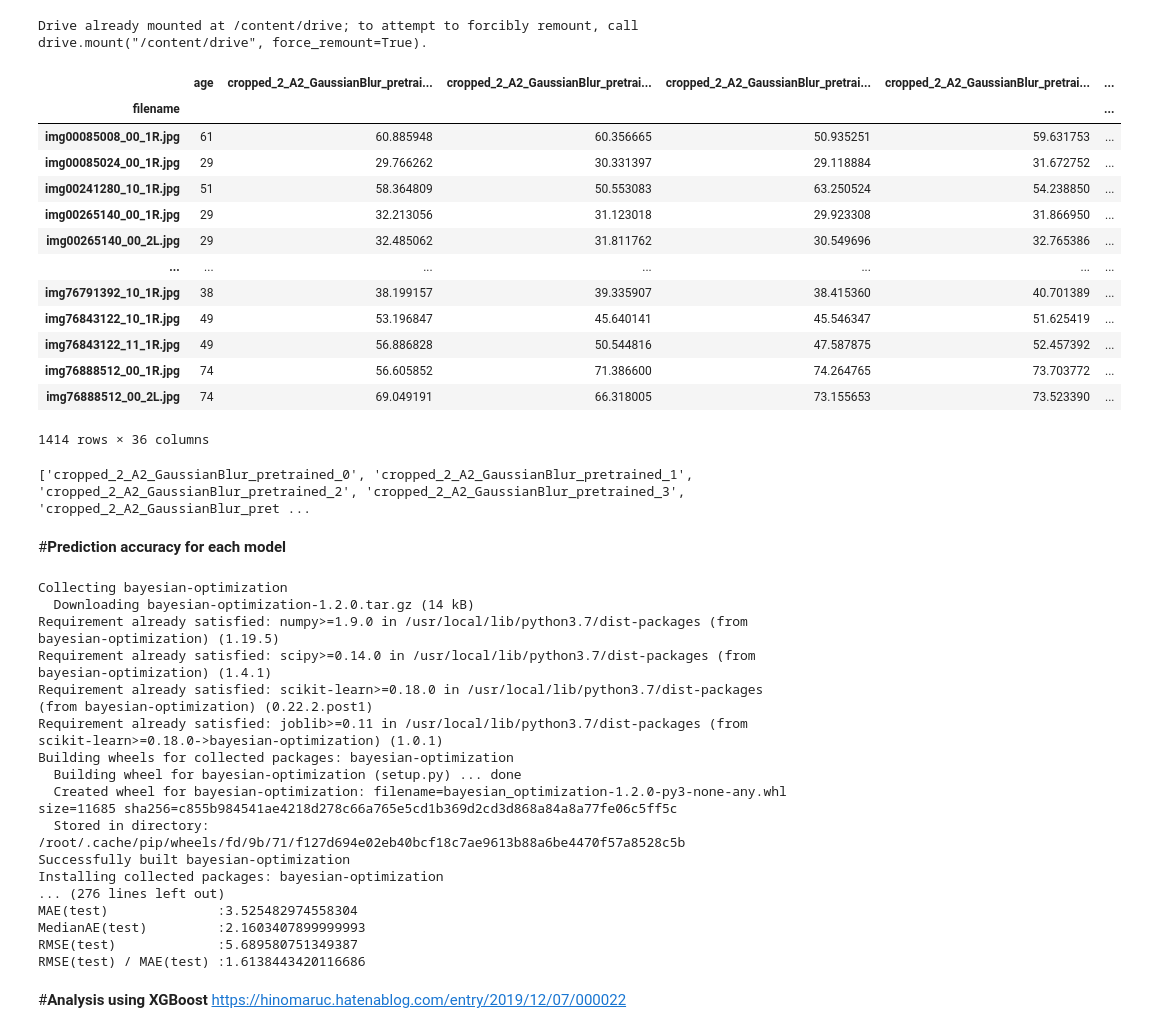
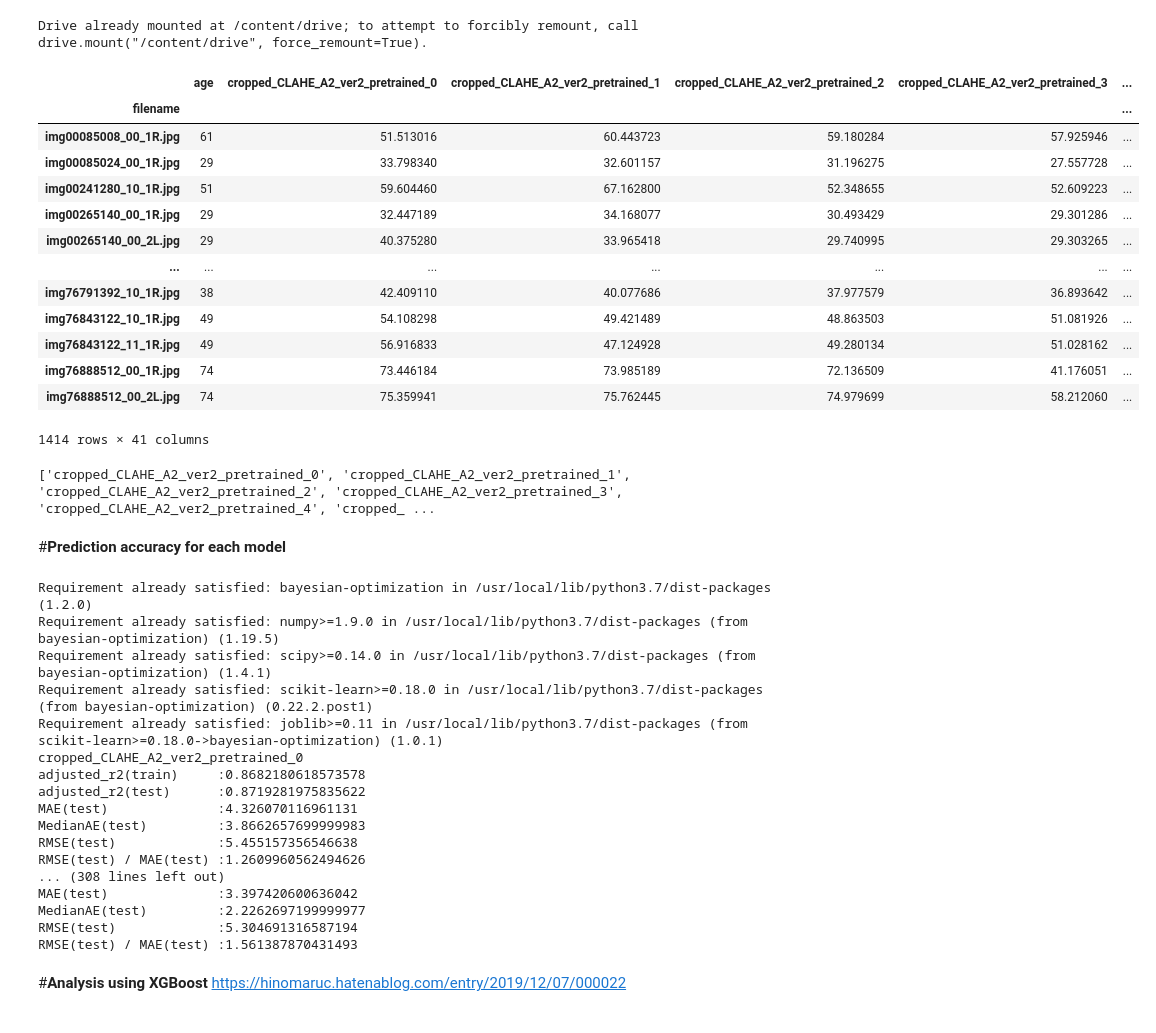
Before and after one commit to ykitaguchi77/FundusPhoto, a Jupyter notebook: RandomForest_and_XGBoost_1.2.ipynb, the cells around one changed output. Drawn from its saved outputs; the diff is of its cells as text; code cells hidden in the pictures.

```diff
--- a/RandomForest_and_XGBoost_1.2.ipynb
+++ b/RandomForest_and_XGBoost_1.2.ipynb
@@ -9,25 +9,25 @@ Drive already mounted at /content/drive; to attempt to forcibly remount, call dr
 # %%
 import seaborn as sns
 import statsmodels.api as sm
 import pandas as pd
 
-df = pd.read_csv("/content/drive/MyDrive/Deep_learning/FundusPhoto/result_5_GB.csv", index_col=0, sep=",")
+df = pd.read_csv("/content/drive/MyDrive/Deep_learning/FundusPhoto/result_5_CLAHE.csv", index_col=0, sep=",")
 df
 # %% [output]
-|  | age | cropped_2_A2_GaussianBlur_pretrai... | cropped_2_A2_GaussianBlur_pretrai... | cropped_2_A2_GaussianBlur_pretrai... | cropped_2_A2_GaussianBlur_pretrai... | ... |
+|  | age | cropped_CLAHE_A2_ver2_pretrained_0 | cropped_CLAHE_A2_ver2_pretrained_1 | cropped_CLAHE_A2_ver2_pretrained_2 | cropped_CLAHE_A2_ver2_pretrained_3 | ... |
 | filename |  |  |  |  |  | ... |
-| img00085008_00_1R.jpg | 61 | 60.885948 | 60.356665 | 50.935251 | 59.631753 | ... |
-| img00085024_00_1R.jpg | 29 | 29.766262 | 30.331397 | 29.118884 | 31.672752 | ... |
-| img00241280_10_1R.jpg | 51 | 58.364809 | 50.553083 | 63.250524 | 54.238850 | ... |
-| img00265140_00_1R.jpg | 29 | 32.213056 | 31.123018 | 29.923308 | 31.866950 | ... |
-| img00265140_00_2L.jpg | 29 | 32.485062 | 31.811762 | 30.549696 | 32.765386 | ... |
+| img00085008_00_1R.jpg | 61 | 51.513016 | 60.443723 | 59.180284 | 57.925946 | ... |
+| img00085024_00_1R.jpg | 29 | 33.798340 | 32.601157 | 31.196275 | 27.557728 | ... |
+| img00241280_10_1R.jpg | 51 | 59.604460 | 67.162800 | 52.348655 | 52.609223 | ... |
+| img00265140_00_1R.jpg | 29 | 32.447189 | 34.168077 | 30.493429 | 29.301286 | ... |
+| img00265140_00_2L.jpg | 29 | 40.375280 | 33.965418 | 29.740995 | 29.303265 | ... |
 | ... | ... | ... | ... | ... | ... | ... |
-| img76791392_10_1R.jpg | 38 | 38.199157 | 39.335907 | 38.415360 | 40.701389 | ... |
-| img76843122_10_1R.jpg | 49 | 53.196847 | 45.640141 | 45.546347 | 51.625419 | ... |
-| img76843122_11_1R.jpg | 49 | 56.886828 | 50.544816 | 47.587875 | 52.457392 | ... |
-| img76888512_00_1R.jpg | 74 | 56.605852 | 71.386600 | 74.264765 | 73.703772 | ... |
-| img76888512_00_2L.jpg | 74 | 69.049191 | 66.318005 | 73.155653 | 73.523390 | ... |
+| img76791392_10_1R.jpg | 38 | 42.409110 | 40.077686 | 37.977579 | 36.893642 | ... |
+| img76843122_10_1R.jpg | 49 | 54.108298 | 49.421489 | 48.863503 | 51.081926 | ... |
+| img76843122_11_1R.jpg | 49 | 56.916833 | 47.124928 | 49.280134 | 51.028162 | ... |
+| img76888512_00_1R.jpg | 74 | 73.446184 | 73.985189 | 72.136509 | 41.176051 | ... |
+| img76888512_00_2L.jpg | 74 | 75.359941 | 75.762445 | 74.979699 | 58.212060 | ... |
-1414 rows × 36 columns
+1414 rows × 41 columns
 # %%
 import seaborn as sns
 import statsmodels.api as sm
@@ -69,7 +69,7 @@ Y_train = train["age"]
 X_test = test[FEATURE_COLS]
 Y_test = test["age"]
 # %% [output]
-['cropped_2_A2_GaussianBlur_pretrained_0', 'cropped_2_A2_GaussianBlur_pretrained_1', 'cropped_2_A2_GaussianBlur_pretrained_2', 'cropped_2_A2_GaussianBlur_pretrained_3', 'cropped_2_A2_GaussianBlur_pret ...
+['cropped_CLAHE_A2_ver2_pretrained_0', 'cropped_CLAHE_A2_ver2_pretrained_1', 'cropped_CLAHE_A2_ver2_pretrained_2', 'cropped_CLAHE_A2_ver2_pretrained_3', 'cropped_CLAHE_A2_ver2_pretrained_4', 'cropped_ ...
 # %% [markdown]
 #**Prediction accuracy for each model**
 # %%
@@ -132,23 +132,23 @@ Y_train = train["age"]
 X_test = test[FEATURE_COLS]
 Y_test = test["age"]
 # %% [output]
-Collecting bayesian-optimization
-  Downloading bayesian-optimization-1.2.0.tar.gz (14 kB)
+Requirement already satisfied: bayesian-optimization in /usr/local/lib/python3.7/dist-packages (1.2.0)
 Requirement already satisfied: numpy>=1.9.0 in /usr/local/lib/python3.7/dist-packages (from bayesian-optimization) (1.19.5)
 Requirement already satisfied: scipy>=0.14.0 in /usr/local/lib/python3.7/dist-packages (from bayesian-optimization) (1.4.1)
 Requirement already satisfied: scikit-learn>=0.18.0 in /usr/local/lib/python3.7/dist-packages (from bayesian-optimization) (0.22.2.post1)
 Requirement already satisfied: joblib>=0.11 in /usr/local/lib/python3.7/dist-packages (from scikit-learn>=0.18.0->bayesian-optimization) (1.0.1)
-Building wheels for collected packages: bayesian-optimization
-  Building wheel for bayesian-optimization (setup.py) ... done
-  Created wheel for bayesian-optimization: filename=bayesian_optimization-1.2.0-py3-none-any.whl size=11685 sha256=c855b984541ae4218d278c66a765e5cd1b369d2cd3d868a84a8a77fe06c5ff5c
-  Stored in directory: /root/.cache/pip/wheels/fd/9b/71/f127d694e02eb40bcf18c7ae9613b88a6be4470f57a8528c5b
-Successfully built bayesian-optimization
-Installing collected packages: bayesian-optimization
-... (276 lines left out)
-MAE(test)              :3.525482974558304
-MedianAE(test)         :2.1603407899999993
-RMSE(test)             :5.689580751349387
-RMSE(test) / MAE(test) :1.6138443420116686
+cropped_CLAHE_A2_ver2_pretrained_0
+adjusted_r2(train)     :0.8682180618573578
+adjusted_r2(test)      :0.8719281975835622
+MAE(test)              :4.326070116961131
+MedianAE(test)         :3.8662657699999983
+RMSE(test)             :5.455157356546638
+RMSE(test) / MAE(test) :1.2609960562494626
+... (308 lines left out)
+MAE(test)              :3.397420600636042
+MedianAE(test)         :2.2262697199999977
+RMSE(test)             :5.304691316587194
+RMSE(test) / MAE(test) :1.561387870431493
 # %% [markdown]
 #**Analysis using XGBoost**
 https://hinomaruc.hatenablog.com/entry/2019/12/07/000022
```
Also changed, not shown: parts of 9 cells of this notebook.
